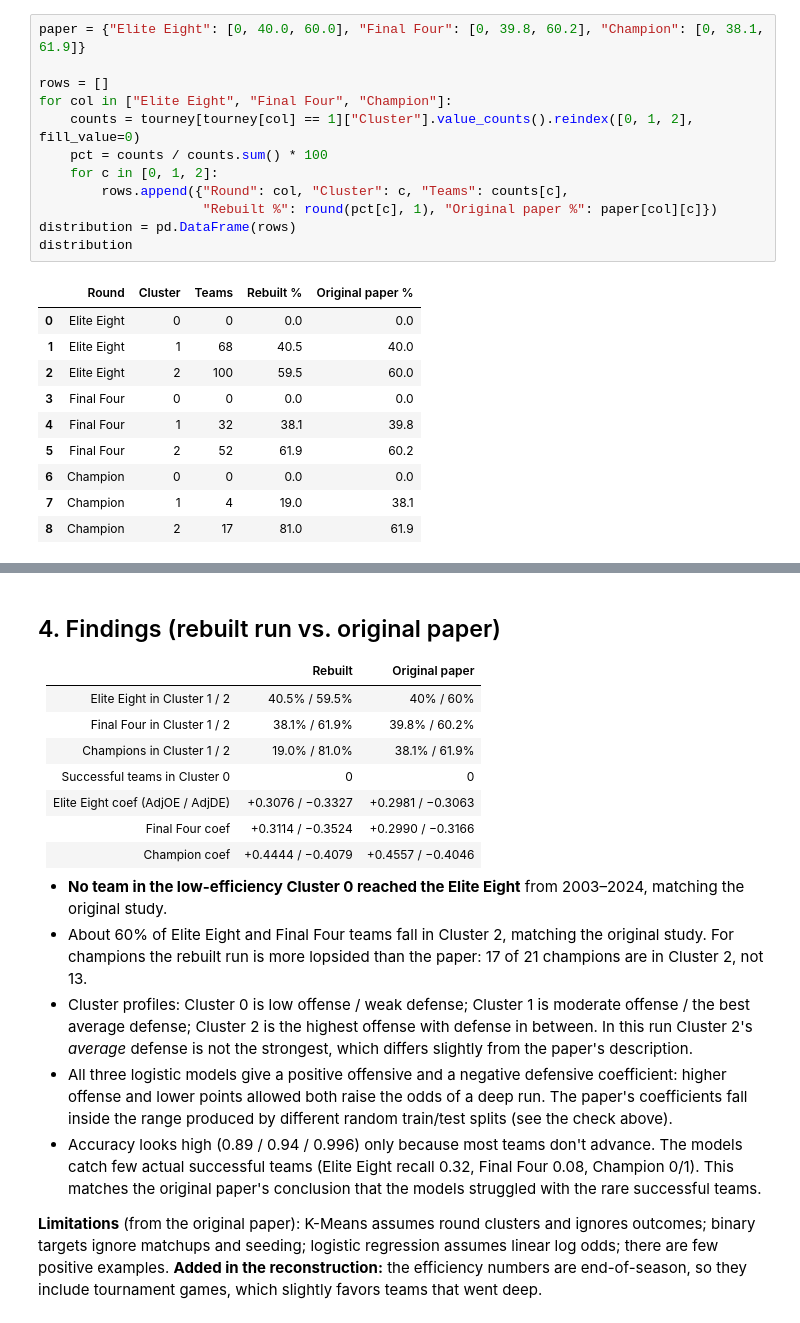
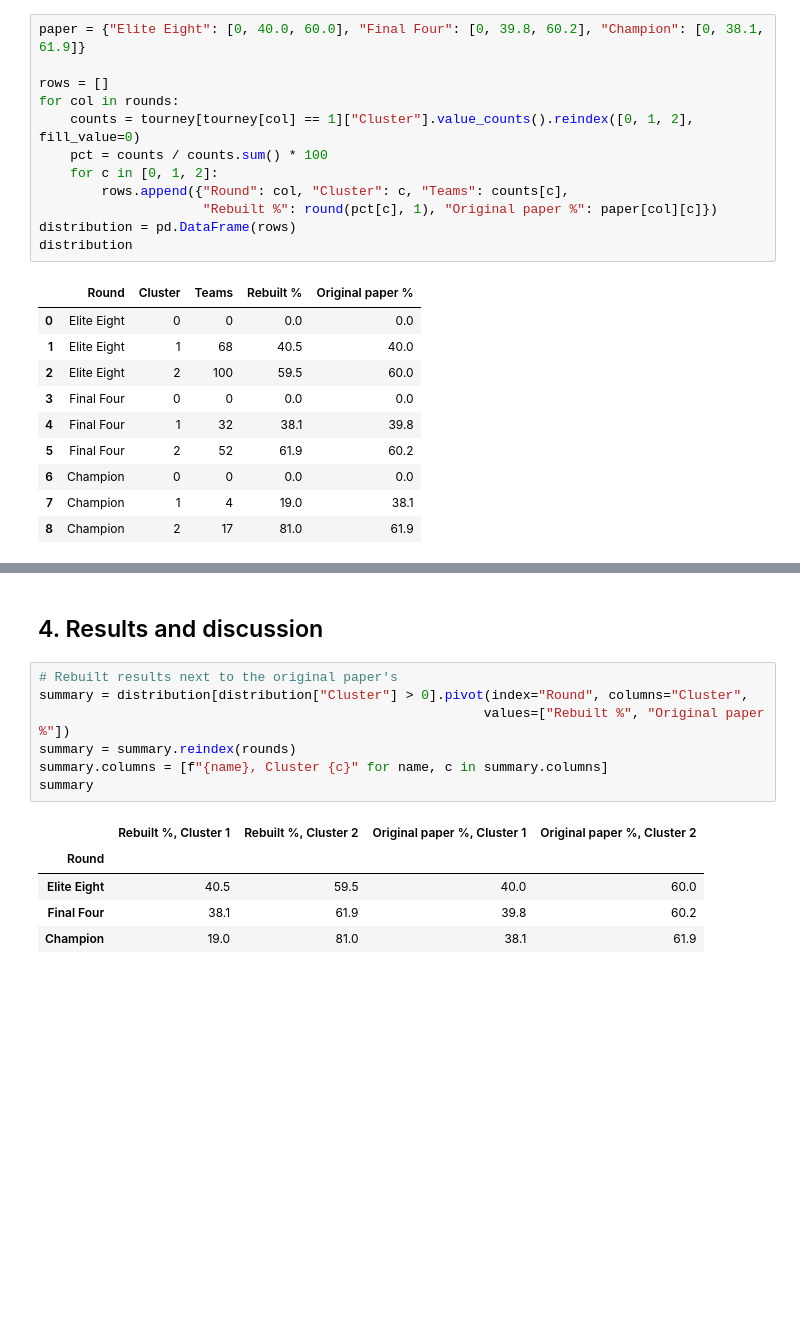
Before and after one commit to ColeDiGregorio/march-madness-analysis, a Jupyter notebook: march_madness.ipynb, the cells around one changed output, grey strips where cells are left out. Drawn from its saved outputs; the diff is of its cells as text; blank space fills up the shorter version.

```diff
--- a/march_madness.ipynb
+++ b/march_madness.ipynb
@@ -161,7 +188,7 @@ champions; Final Four includes champions.) The paper's original numbers are show
 paper = {"Elite Eight": [0, 40.0, 60.0], "Final Four": [0, 39.8, 60.2], "Champion": [0, 38.1, 61.9]}
 
 rows = []
-for col in ["Elite Eight", "Final Four", "Champion"]:
+for col in rounds:
     counts = tourney[tourney[col] == 1]["Cluster"].value_counts().reindex([0, 1, 2], fill_value=0)
     pct = counts / counts.sum() * 100
     for c in [0, 1, 2]:
@@ -270,33 +346,18 @@ example.sort_values("P(Champion)", ascending=False).head(8)[
 | 104 | Arizona | 120.2 | 93.7 | 2 | 0 | 0.480 | 0.231 | 0.045 |
 | 102 | Tennessee | 116.8 | 90.2 | 1 | 0 | 0.510 | 0.263 | 0.042 |
 | 109 | North Carolina | 119.7 | 93.5 | 2 | 0 | 0.458 | 0.216 | 0.040 |
-# %% [markdown]
-## 4. Findings (rebuilt run vs. original paper)
-
-| | Rebuilt | Original paper |
-|---|---|---|
-| Elite Eight in Cluster 1 / 2 | 40.5% / 59.5% | 40% / 60% |
-| Final Four in Cluster 1 / 2 | 38.1% / 61.9% | 39.8% / 60.2% |
-| Champions in Cluster 1 / 2 | 19.0% / 81.0% | 38.1% / 61.9% |
-| Successful teams in Cluster 0 | 0 | 0 |
-| Elite Eight coef (AdjOE / AdjDE) | +0.3076 / −0.3327 | +0.2981 / −0.3063 |
-| Final Four coef | +0.3114 / −0.3524 | +0.2990 / −0.3166 |
-| Champion coef | +0.4444 / −0.4079 | +0.4557 / −0.4046 |
-
-- **No team in the low-efficiency Cluster 0 reached the Elite Eight** from 2003–2024, matching the original study.
-- About 60% of Elite Eight and Final Four teams fall in Cluster 2, matching the original study. For champions
-  the rebuilt run is more lopsided than the paper: 17 of 21 champions are in Cluster 2, not 13.
-- Cluster profiles: Cluster 0 is low offense / weak defense; Cluster 1 is moderate offense / the best average
-  defense; Cluster 2 is the highest offense with defense in between. In this run Cluster 2's *average*
-  defense is not the strongest, which differs slightly from the paper's description.
-- All three logistic models give a positive offensive and a negative defensive coefficient: higher offense and
-  lower points allowed both raise the odds of a deep run. The paper's coefficients fall inside the range
-  produced by different random train/test splits (see the check above).
-- Accuracy looks high (0.89 / 0.94 / 0.996) only because most teams don't advance. The models catch few
-  actual successful teams (Elite Eight recall 0.32, Final Four 0.08, Champion 0/1). This matches the
-  original paper's conclusion that the models struggled with the rare successful teams.
-
-**Limitations** (from the original paper): K-Means assumes round clusters and ignores outcomes; binary targets
-ignore matchups and seeding; logistic regression assumes linear log odds; there are few positive examples.
-**Added in the reconstruction:** the efficiency numbers are end-of-season, so they include tournament games,
-which slightly favors teams that went deep.
+# %% [markdown]
+## 4. Results and discussion
+# %%
+# Rebuilt results next to the original paper's
+summary = distribution[distribution["Cluster"] > 0].pivot(index="Round", columns="Cluster",
+                                                         values=["Rebuilt %", "Original paper %"])
+summary = summary.reindex(rounds)
+summary.columns = [f"{name}, Cluster {c}" for name, c in summary.columns]
+summary
+# %% [output]
+|  | Rebuilt %, Cluster 1 | Rebuilt %, Cluster 2 | Original paper %, Cluster 1 | Original paper %, Cluster 2 |
+| Round |  |  |  |  |
+| Elite Eight | 40.5 | 59.5 | 40.0 | 60.0 |
+| Final Four | 38.1 | 61.9 | 39.8 | 60.2 |
+| Champion | 19.0 | 81.0 | 38.1 | 61.9 |
```
Also changed, not shown: parts of 29 cells of this notebook, 6 other files.
